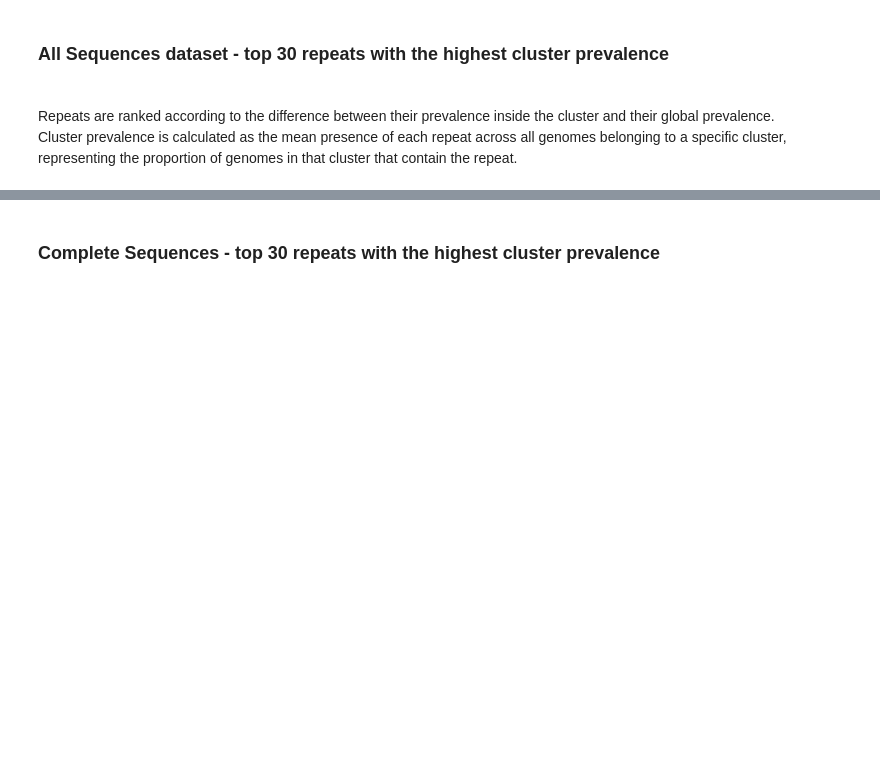
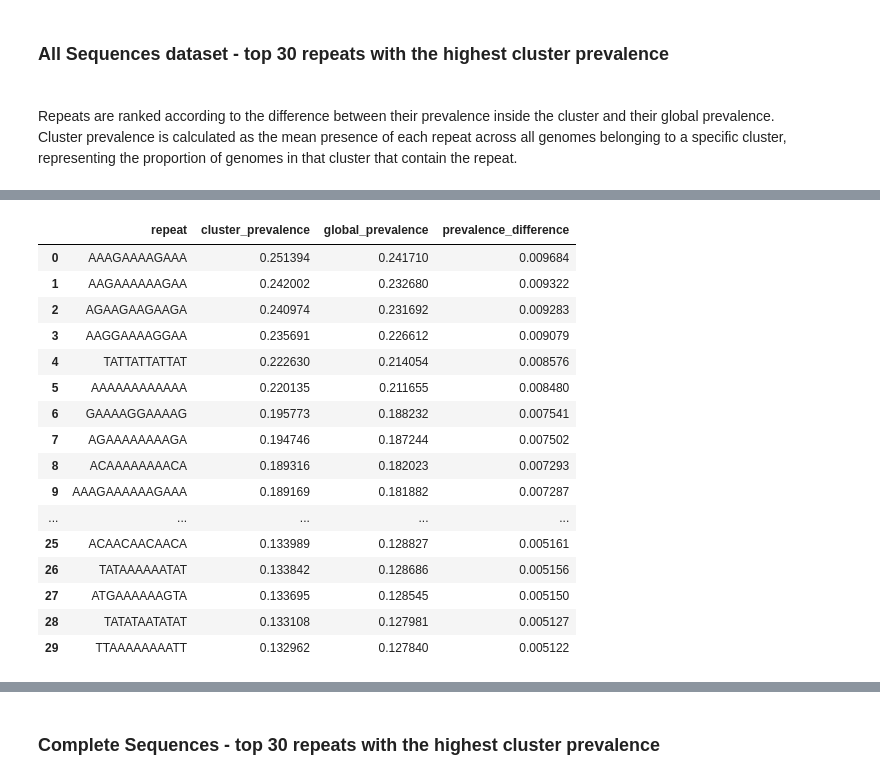
Before and after one commit to StefanJevtic63/hantavirus-repeat-analysis, a Jupyter notebook: clustering_sparse.ipynb, the cells around one changed output, grey strips where cells are left out. Cells and saved outputs as stored; diff of their text form; code cells hidden in the pictures; blank space fills up the shorter version.

Commit message:
Displayed the clustering model specific top 30 repeats by prevalence. Removed the power point presentation.

```diff
--- a/clustering_sparse.ipynb
+++ b/clustering_sparse.ipynb
@@ -857,6 +857,8 @@ optimal_results_df: pd.DataFrame = results_dict[EVALUATION_VARIATIONS.PCA_WITH_L
     results_dict[EVALUATION_VARIATIONS.PCA_WITH_LENGTH_FILTER]["variance_level"] == 0.05
 ).dropna()
 # %%
+pd.set_option("display.max_colwidth", 100)
+
 optimal_results_df
 # %% [output]
 |  | dataset | variance_level | n_components | cluster_repeats | model | silhouette | calinski_harabasz | ... |
@@ -887,4 +889,6 @@ Name: cluster_repeats, dtype: object
 Repeats are ranked according to the difference between their prevalence inside the cluster and their global prevalence. <br>
 Cluster prevalence is calculated as the mean presence of each repeat across all genomes belonging to a specific cluster, representing the proportion of genomes in that cluster that contain the repeat.
 # %%
-optimal_results_df["cluster_repeats"][0][0]
+kmeans_cp_all: pd.DataFrame = optimal_results_df["cluster_repeats"][0][0]
+agglomerative_cp_all: pd.DataFrame = optimal_results_df["cluster_repeats"][1][0]
+birch_cp_all: pd.DataFrame = optimal_results_df["cluster_repeats"][2][0]
@@ -908,0 +915,20 @@ optimal_results_df["cluster_repeats"][0][0]
+# %%
+agglomerative_cp_all
+# %% [output]
+|  | repeat | cluster_prevalence | global_prevalence | prevalence_difference |
+| 0 | AAAGAAAAGAAA | 0.251394 | 0.241710 | 0.009684 |
+| 1 | AAGAAAAAAGAA | 0.242002 | 0.232680 | 0.009322 |
+| 2 | AGAAGAAGAAGA | 0.240974 | 0.231692 | 0.009283 |
+| 3 | AAGGAAAAGGAA | 0.235691 | 0.226612 | 0.009079 |
+| 4 | TATTATTATTAT | 0.222630 | 0.214054 | 0.008576 |
+| 5 | AAAAAAAAAAAA | 0.220135 | 0.211655 | 0.008480 |
+| 6 | GAAAAGGAAAAG | 0.195773 | 0.188232 | 0.007541 |
+| 7 | AGAAAAAAAAGA | 0.194746 | 0.187244 | 0.007502 |
+| 8 | ACAAAAAAAACA | 0.189316 | 0.182023 | 0.007293 |
+| 9 | AAAGAAAAAAGAAA | 0.189169 | 0.181882 | 0.007287 |
+| ... | ... | ... | ... | ... |
+| 25 | ACAACAACAACA | 0.133989 | 0.128827 | 0.005161 |
+| 26 | TATAAAAAATAT | 0.133842 | 0.128686 | 0.005156 |
+| 27 | ATGAAAAAAGTA | 0.133695 | 0.128545 | 0.005150 |
+| 28 | TATATAATATAT | 0.133108 | 0.127981 | 0.005127 |
+| 29 | TTAAAAAAAATT | 0.132962 | 0.127840 | 0.005122 |
```
Also changed, not shown: parts of 8 cells of this notebook, 1 other file.
